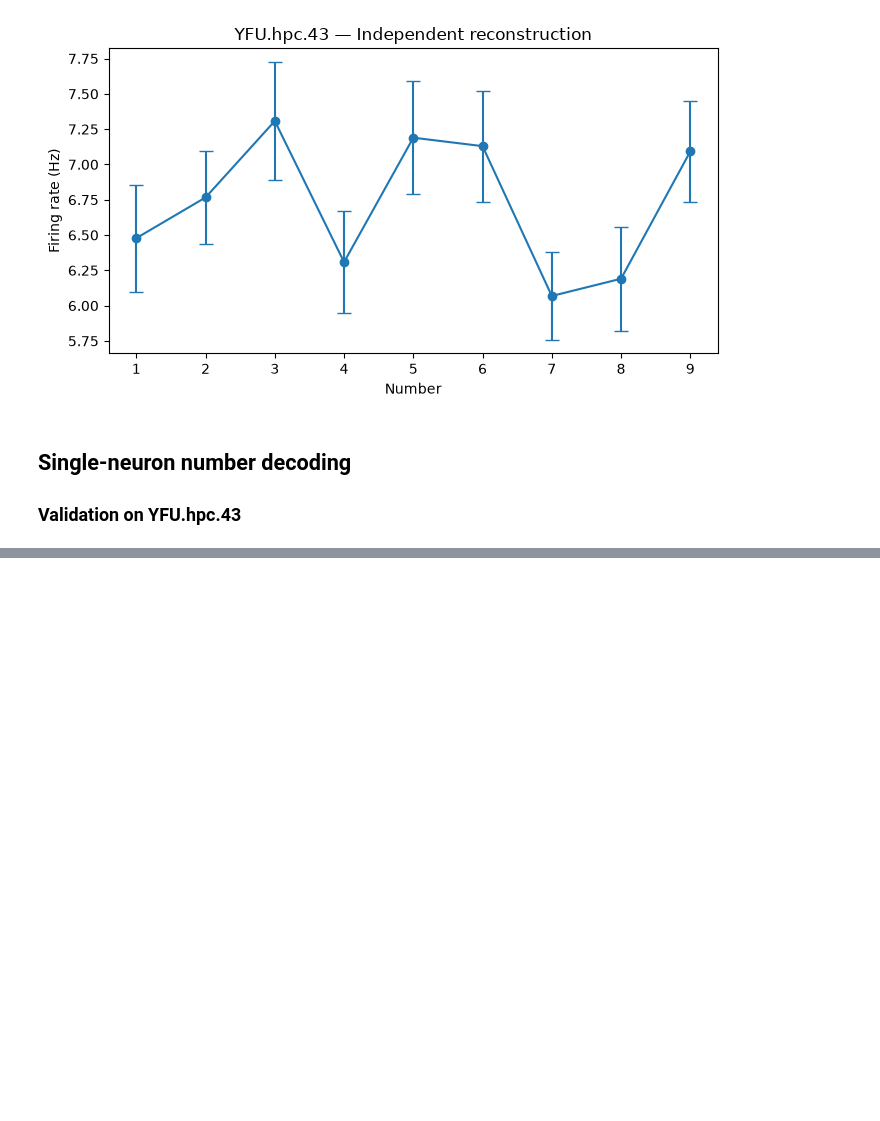
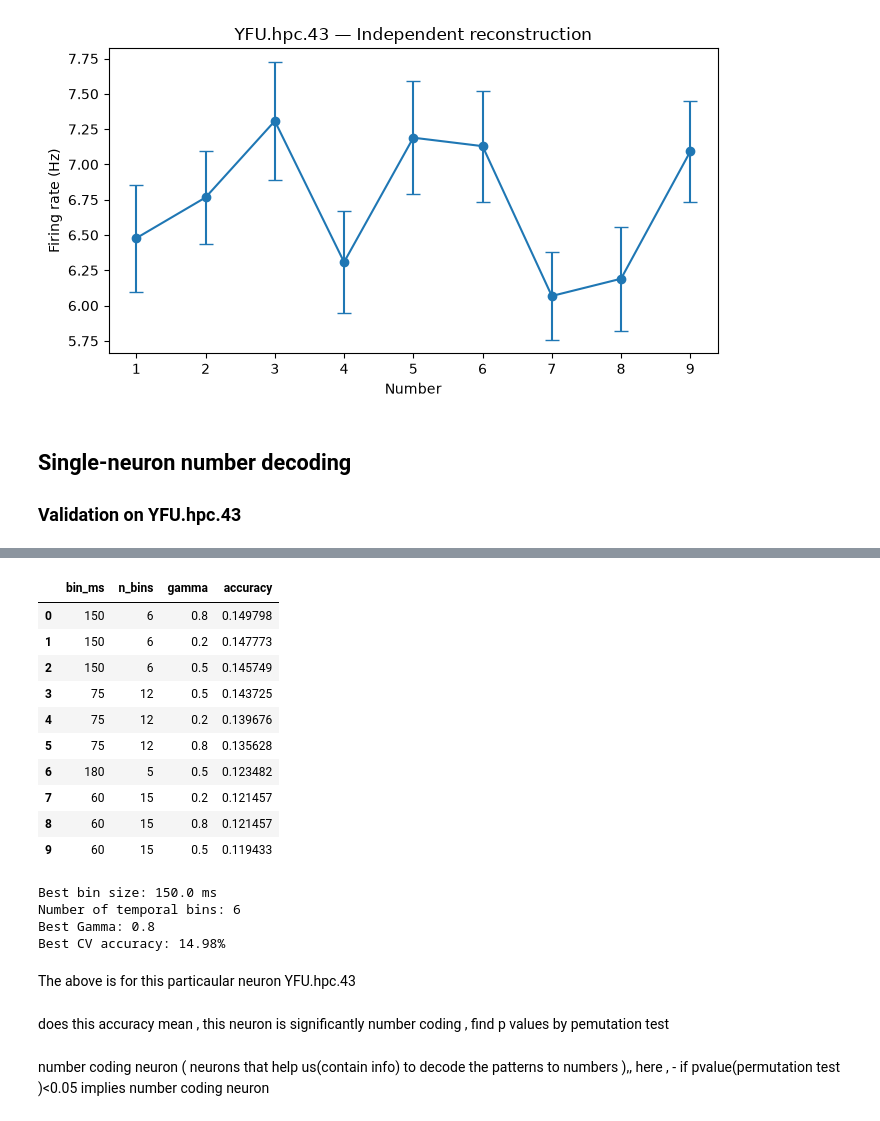
Before and after one commit to Shafiq-Abdu/number-simplex-reproduction, a Jupyter notebook: notebooks/02_arithmetic_spike_anlyse.ipynb, the cells around one changed output, grey strips where cells are left out. Saved outputs shown, nothing was run; the diff lists cells and outputs as text; code cells hidden in the pictures; blank space fills up the shorter version.

```diff
--- a/notebooks/02_arithmetic_spike_anlyse.ipynb
+++ b/notebooks/02_arithmetic_spike_anlyse.ipynb
@@ -1348,0 +1401,19 @@ plt.show()
+# %%
+X = np.vstack([
+    row["features"]
+    for row in temporal_rows
+])
+
+y = np.array([
+    row["number"]
+    for row in temporal_rows
+])
+
+print("X shape:", X.shape)
+print("y shape:", y.shape)
+
+print("\nFirst temporal pattern:")
+print(X[0])
+
+print("Its number label:")
+print(y[0])
@@ -1348,0 +1476,5 @@ plt.show()
+# %%
+unique, counts = np.unique(y, return_counts=True)
+
+for number, count in zip(unique, counts):
+    print(f"Number {number}: {count} presentations")
@@ -1348,0 +2007,38 @@ plt.show()
+# %%
+grid_results_sorted = grid_results.sort_values(
+    "accuracy",
+    ascending=False
+).reset_index(drop=True)
+
+grid_results_sorted.head(10)
+# %% [output]
+|  | bin_ms | n_bins | gamma | accuracy |
+| 0 | 150 | 6 | 0.8 | 0.149798 |
+| 1 | 150 | 6 | 0.2 | 0.147773 |
+| 2 | 150 | 6 | 0.5 | 0.145749 |
+| 3 | 75 | 12 | 0.5 | 0.143725 |
+| 4 | 75 | 12 | 0.2 | 0.139676 |
+| 5 | 75 | 12 | 0.8 | 0.135628 |
+| 6 | 180 | 5 | 0.5 | 0.123482 |
+| 7 | 60 | 15 | 0.2 | 0.121457 |
+| 8 | 60 | 15 | 0.8 | 0.121457 |
+| 9 | 60 | 15 | 0.5 | 0.119433 |
+# %%
+best = grid_results_sorted.iloc[0]
+
+print("Best bin size:", best["bin_ms"], "ms")
+print("Number of temporal bins:", int(best["n_bins"]))
+print("Best Gamma:", best["gamma"])
+print("Best CV accuracy:", f"{best['accuracy'] * 100:.2f}%")
+# %% [output]
+Best bin size: 150.0 ms
+Number of temporal bins: 6
+Best Gamma: 0.8
+Best CV accuracy: 14.98%
+# %% [markdown]
+The above is for this particaular neuron YFU.hpc.43
+# %% [markdown]
+does this accuracy mean , this neuron is significantly number coding
+, find p values by pemutation test
+# %% [markdown]
+number coding neuron ( neurons  that help us(contain info) to decode the patterns to numbers ),, here , - if pvalue(permutation test )<0.05 implies number coding neuron
```
Also changed, not shown: parts of 37 cells of this notebook.
